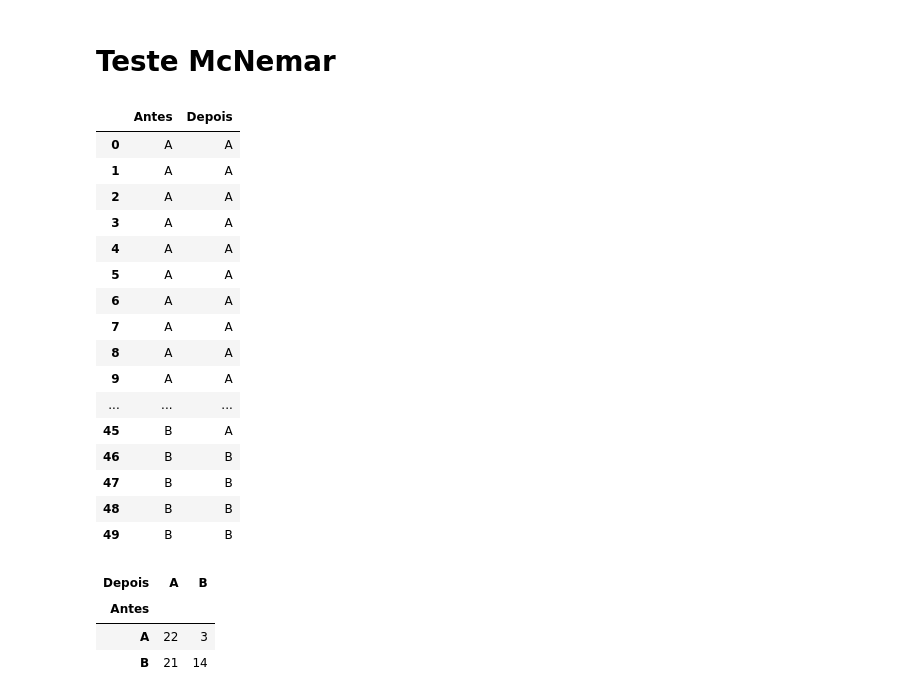
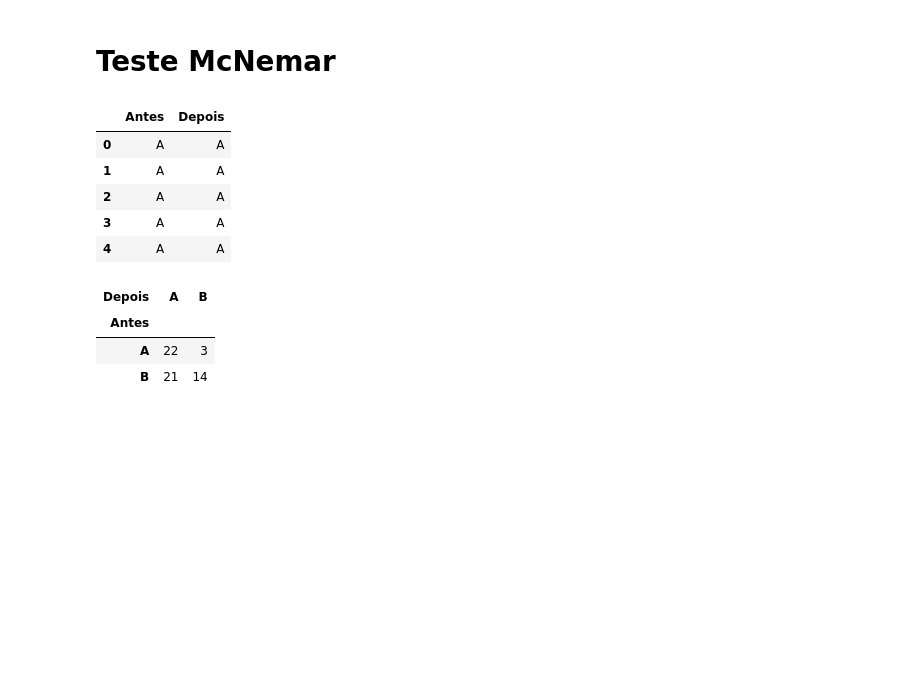
Before and after one commit to GCabral95/Estatistica, a Jupyter notebook: Teste de Hipótese - Duas Amostras.ipynb, the cells around one changed output. Cells and saved outputs as stored; diff of their text form; code cells hidden in the pictures; blank space fills up the shorter version.

```diff
--- a/Teste de Hipótese - Duas Amostras.ipynb
+++ b/Teste de Hipótese - Duas Amostras.ipynb
@@ -238,27 +238,16 @@ dados = {'Antes':['A','A','A','A','A','A','A','A','A','A','A','A','A','A','A','A
 # %%
 # Neste cenário, queremos testar se um estado de uma variável binária se altera comparando dois momentos, ou seja,
 # se houve influência da ação (evento) que divide o período
 # Neste exemplo, testamos se as observações alternam de A para B, e vice-versa, comparando o antes e depois
 df = pd.DataFrame(dados)
-df.head(50)
+df.head()
 # %% [output]
 |  | Antes | Depois |
 | 0 | A | A |
 | 1 | A | A |
 | 2 | A | A |
 | 3 | A | A |
 | 4 | A | A |
-| 5 | A | A |
-| 6 | A | A |
-| 7 | A | A |
-| 8 | A | A |
-| 9 | A | A |
-| ... | ... | ... |
-| 45 | B | A |
-| 46 | B | B |
-| 47 | B | B |
-| 48 | B | B |
-| 49 | B | B |
 # %%
 #Observando uma matriz de frequência dos estados da variável em ambos momentos
 df2 = pd.crosstab(df['Antes'],df['Depois'])
```
Also changed, not shown: parts of 16 cells of this notebook.
